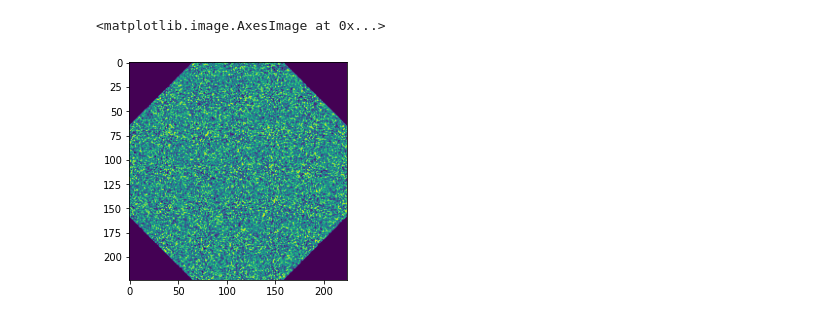
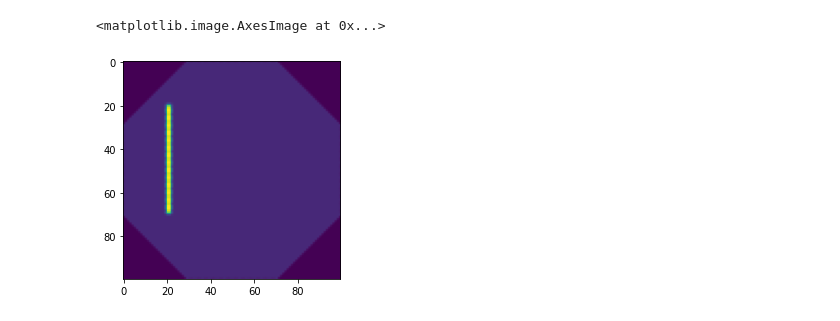
Before and after one commit to branislavhesko/semantic_segmentation_pytorch, a Jupyter notebook: notebooks/module_testing.ipynb, the cells around one changed output. Drawn from its saved outputs; the diff is of its cells as text; code cells hidden in the pictures.

```diff
--- a/notebooks/module_testing.ipynb
+++ b/notebooks/module_testing.ipynb
@@ -1,12 +1,16 @@
 # %%
 import torch
 import kornia as K
 from matplotlib import pyplot as plt
+import numpy as np
 
-x = torch.rand(2, 12, 224, 224)
-x = K.geometry.transform.rotate(x.float(), torch.tensor([45, 45]).float())
-
+x,y = np.meshgrid(np.linspace(-1,1,100), np.linspace(-1,1,100))
+x = np.ones((100,100))
+x[20:70, 20:22] = 10
+x = torch.from_numpy(x).float().unsqueeze(0).unsqueeze(1)
+x = K.geometry.transform.rotate(x.float(), torch.tensor([135]).float(), align_corners=True)
+x = K.geometry.transform.rotate(x.float(), torch.tensor([-135]).float(), align_corners=True)
 plt.imshow(x[0, 0].numpy())
 # %% [output]
 <matplotlib.image.AxesImage at 0x...>
-[figure, old version]
+[figure, new version]
```
Also changed, not shown: parts of 3 cells of this notebook, 1 other file.
